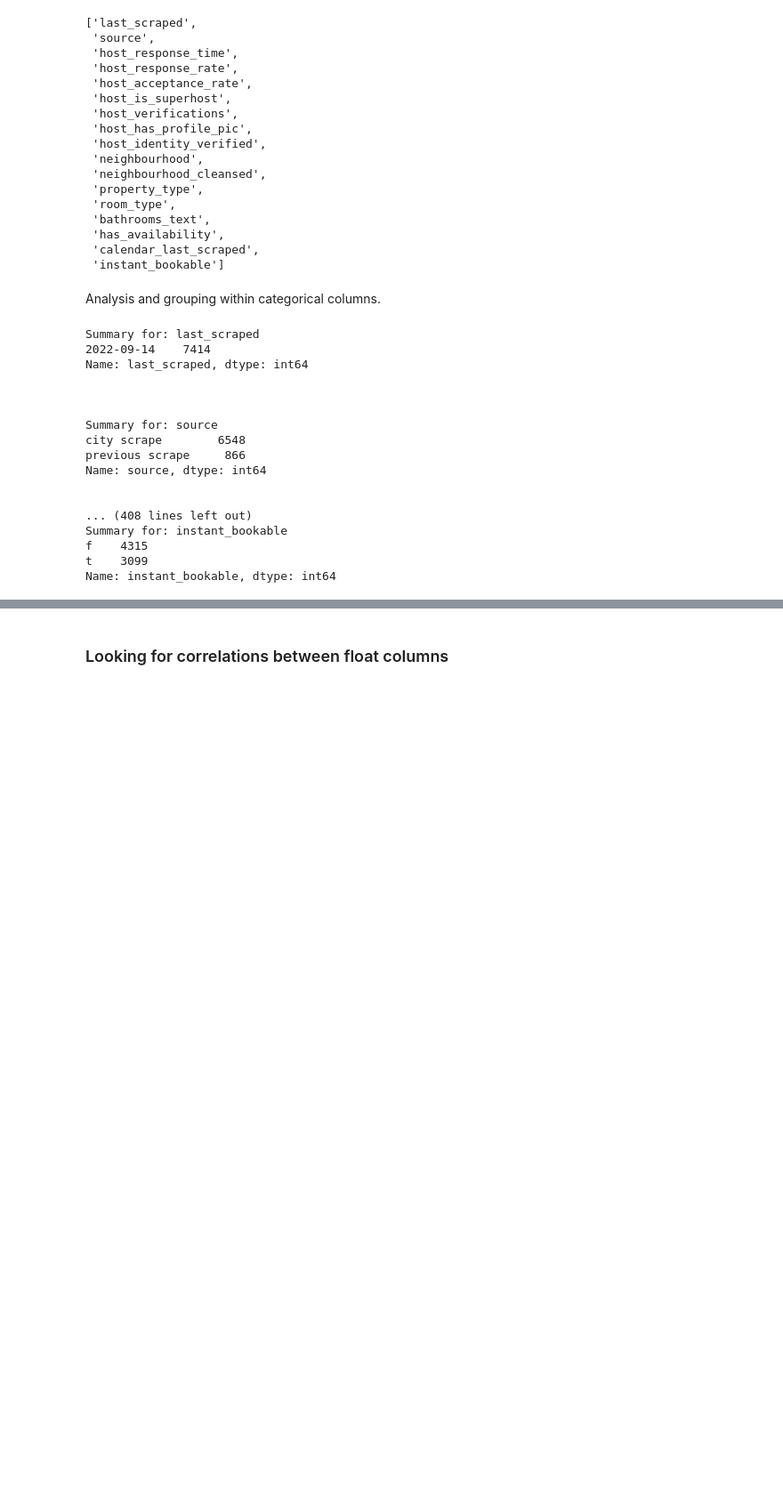
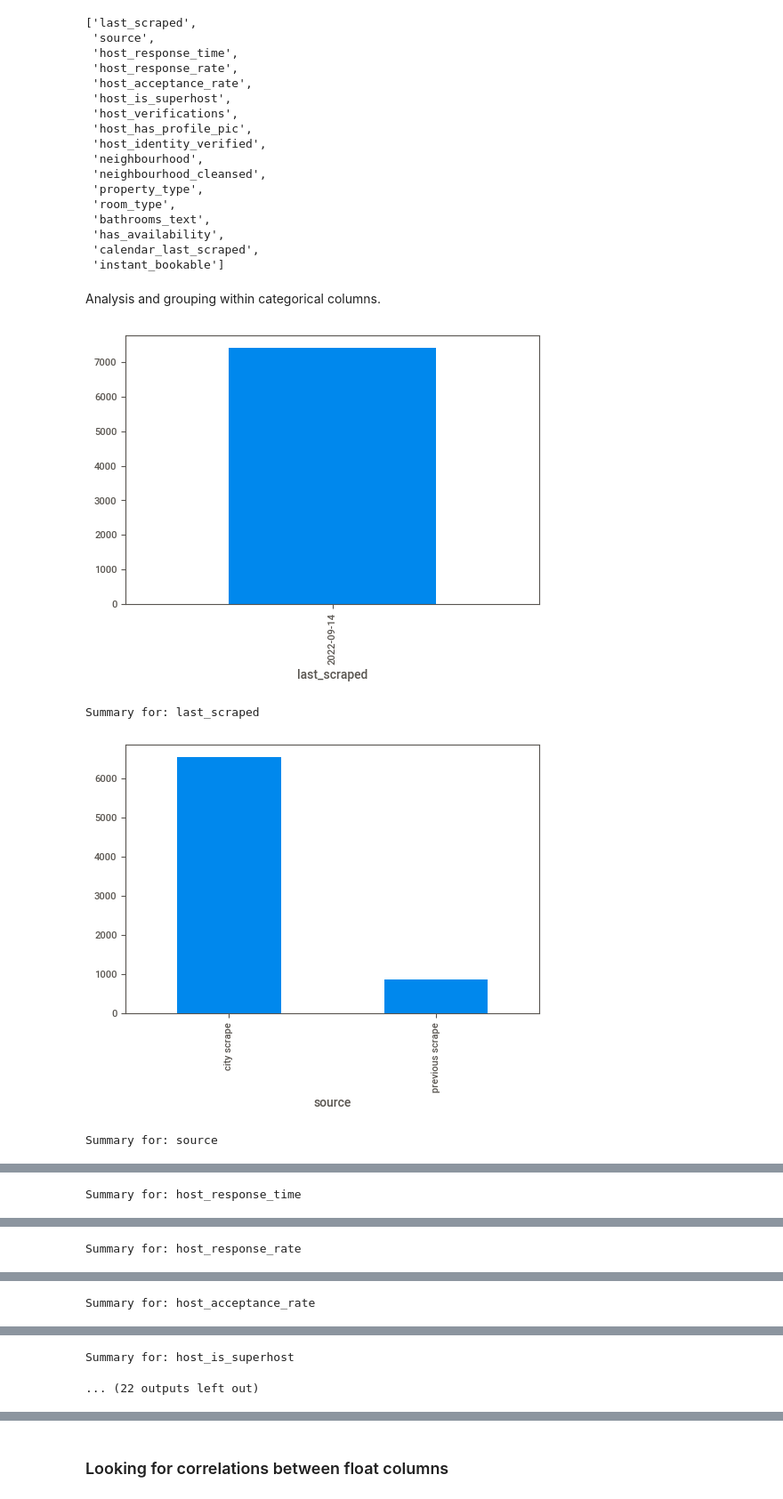
Before and after one commit to MarieeCzy/airbnb_data_analysis, a Jupyter notebook: data_exploration/airbnb_data_exploration.ipynb, the cells around one changed output, grey strips where cells are left out. Shown: that part at 89% size. Cells and saved outputs as stored; diff of their text form; code cells hidden in the pictures; blank space fills up the shorter version.

Commit message:
Add plots for categorical data

```diff
--- a/data_exploration/airbnb_data_exploration.ipynb
+++ b/data_exploration/airbnb_data_exploration.ipynb
@@ -224,27 +218,17 @@ cat_cols
 Analysis and grouping within categorical columns.
 # %%
 def categorical_columns_summary(column):
-    return data_frame.groupby(column)[column].count()
+    grouped = data_frame.groupby(column)[column].count()
+    grouped.plot.bar()
+    return plt.show()
+
 
 
 for col in cat_cols:
     result = categorical_columns_summary(col)
-    print(f'Summary for: {result}'+'\n\n\n')
+    print(f'Summary for: {col}'+'\n\n\n')
 # %% [output]
+[figure, added]
 Summary for: last_scraped
-2022-09-14    7414
-Name: last_scraped, dtype: int64
-
-
-
-Summary for: source
-city scrape        6548
-previous scrape     866
-Name: source, dtype: int64
-
-
-... (408 lines left out)
-Summary for: instant_bookable
-f    4315
-t    3099
-Name: instant_bookable, dtype: int64
+[figure, added]
+Summary for: source
@@ -250,0 +236 @@ Name: instant_bookable, dtype: int64
+Summary for: host_response_time
@@ -250,0 +238 @@ Name: instant_bookable, dtype: int64
+Summary for: host_response_rate
@@ -250,0 +240 @@ Name: instant_bookable, dtype: int64
+Summary for: host_acceptance_rate
@@ -250,0 +242,2 @@ Name: instant_bookable, dtype: int64
+Summary for: host_is_superhost
+... (22 outputs left out)
```
Also changed, not shown: parts of 3 cells of this notebook, 2 other files.
